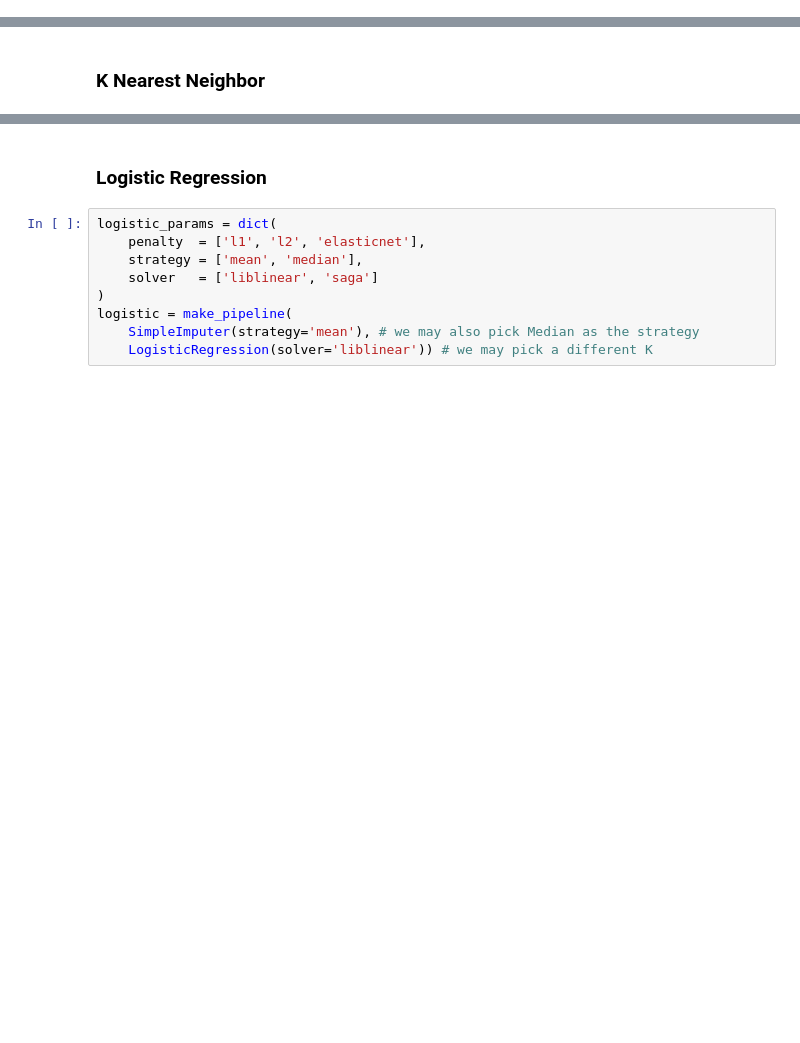
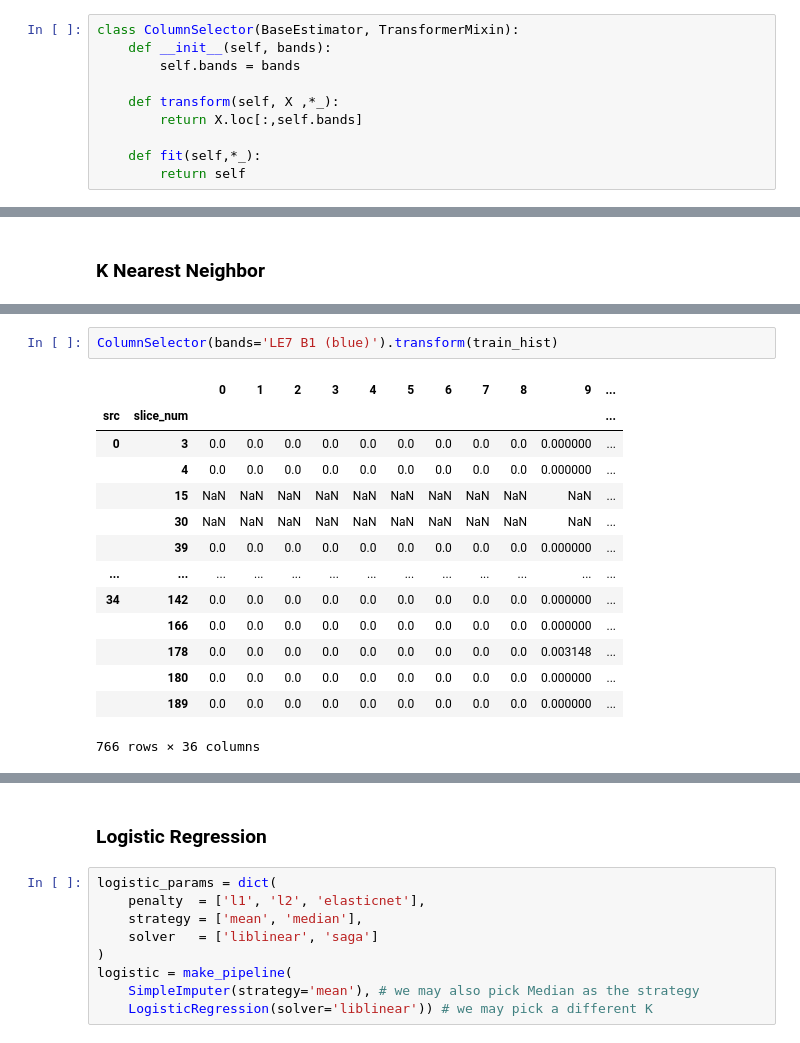
Before and after one commit to jonasbarth/fds-2022-final-project, a Jupyter notebook: hoc.ipynb, the cells around one changed output, grey strips where cells are left out. Drawn from its saved outputs; the diff is of its cells as text; blank space fills up the shorter version.

```diff
--- a/hoc.ipynb
+++ b/hoc.ipynb
@@ -250,0 +267,10 @@ def metrics(y_hat, y):
+# %%
+class ColumnSelector(BaseEstimator, TransformerMixin):
+    def __init__(self, bands):
+        self.bands = bands
+
+    def transform(self, X ,*_):
+        return X.loc[:,self.bands]
+
+    def fit(self,*_):
+        return self
@@ -270,0 +335,17 @@ Recall:          93.91
+# %%
+ColumnSelector(bands='LE7 B1 (blue)').transform(train_hist)
+# %% [output]
+|  |  | 0 | 1 | 2 | 3 | 4 | 5 | 6 | 7 | 8 | 9 | ... |
+| src | slice_num |  |  |  |  |  |  |  |  |  |  | ... |
+| 0 | 3 | 0.0 | 0.0 | 0.0 | 0.0 | 0.0 | 0.0 | 0.0 | 0.0 | 0.0 | 0.000000 | ... |
+|  | 4 | 0.0 | 0.0 | 0.0 | 0.0 | 0.0 | 0.0 | 0.0 | 0.0 | 0.0 | 0.000000 | ... |
+|  | 15 | NaN | NaN | NaN | NaN | NaN | NaN | NaN | NaN | NaN | NaN | ... |
+|  | 30 | NaN | NaN | NaN | NaN | NaN | NaN | NaN | NaN | NaN | NaN | ... |
+|  | 39 | 0.0 | 0.0 | 0.0 | 0.0 | 0.0 | 0.0 | 0.0 | 0.0 | 0.0 | 0.000000 | ... |
+| ... | ... | ... | ... | ... | ... | ... | ... | ... | ... | ... | ... | ... |
+| 34 | 142 | 0.0 | 0.0 | 0.0 | 0.0 | 0.0 | 0.0 | 0.0 | 0.0 | 0.0 | 0.000000 | ... |
+|  | 166 | 0.0 | 0.0 | 0.0 | 0.0 | 0.0 | 0.0 | 0.0 | 0.0 | 0.0 | 0.000000 | ... |
+|  | 178 | 0.0 | 0.0 | 0.0 | 0.0 | 0.0 | 0.0 | 0.0 | 0.0 | 0.0 | 0.003148 | ... |
+|  | 180 | 0.0 | 0.0 | 0.0 | 0.0 | 0.0 | 0.0 | 0.0 | 0.0 | 0.0 | 0.000000 | ... |
+|  | 189 | 0.0 | 0.0 | 0.0 | 0.0 | 0.0 | 0.0 | 0.0 | 0.0 | 0.0 | 0.000000 | ... |
+766 rows × 36 columns
```
Also changed, not shown: parts of 14 cells of this notebook.
